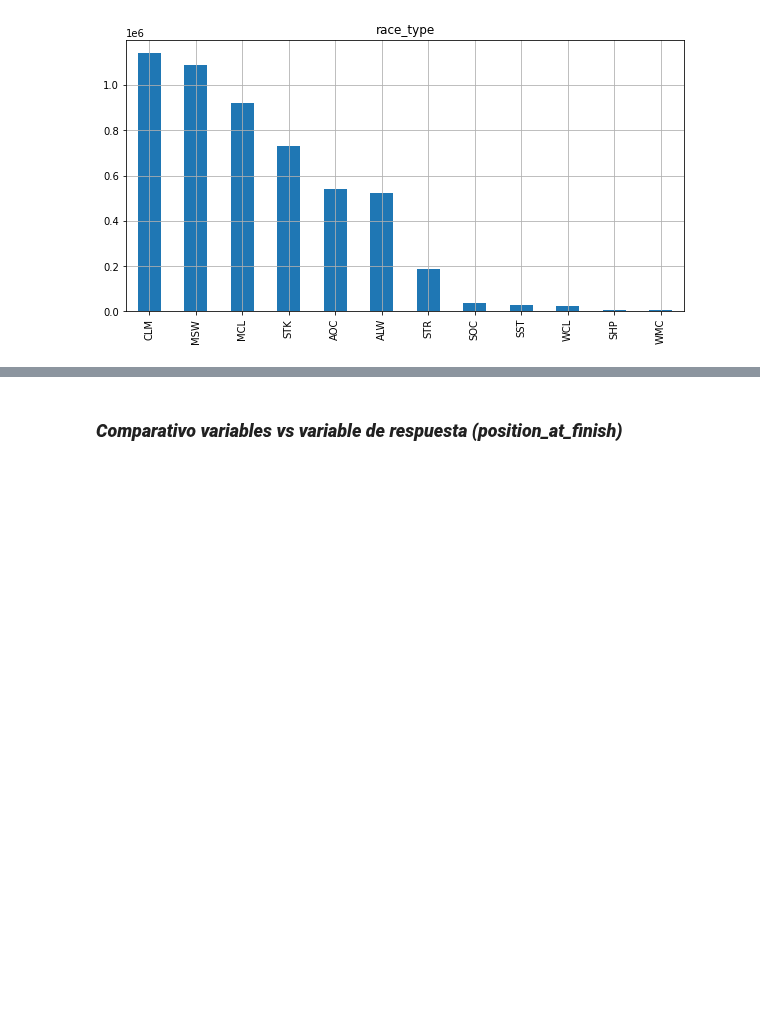
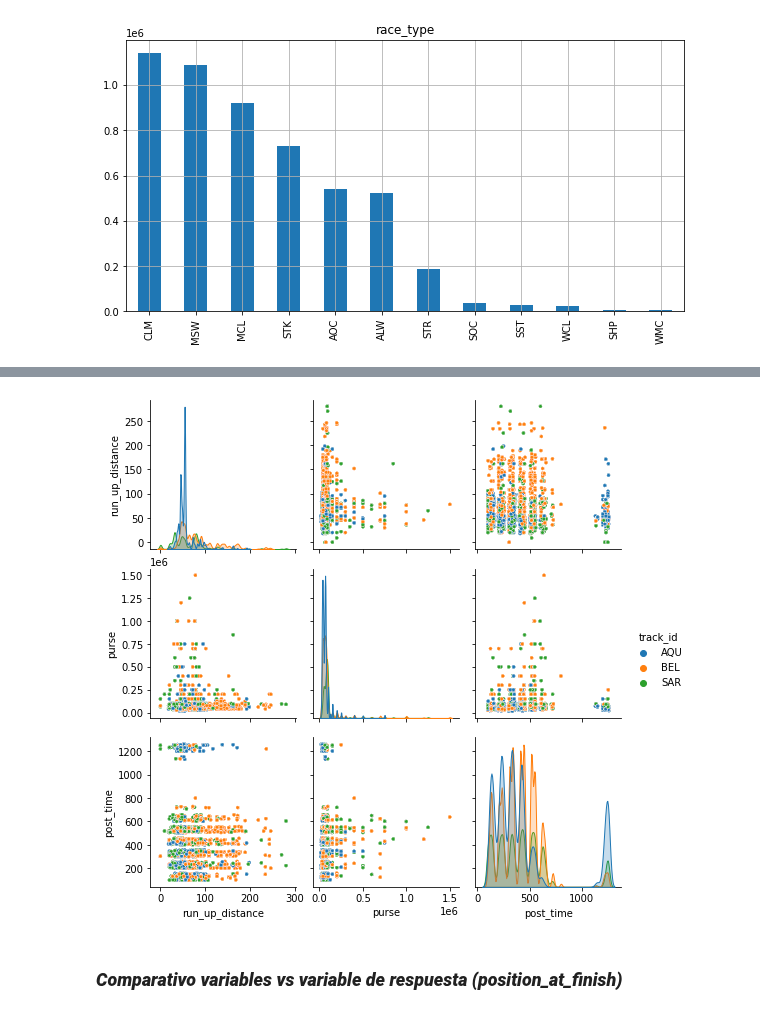
Before and after one commit to jsebastianquiroga/Big_Data-_Derby_2022_SI, a Jupyter notebook: Notebooks/Sistemas_Inteligentes.ipynb, the cells around one changed output, grey strips where cells are left out. Drawn from its saved outputs; the diff is of its cells as text; code cells hidden in the pictures; blank space fills up the shorter version.

```diff
--- a/Notebooks/Sistemas_Inteligentes.ipynb
+++ b/Notebooks/Sistemas_Inteligentes.ipynb
@@ -208,3 +218,10 @@ for f in numerical_features:
+# %%
+sns.pairplot(nyra_2019, vars=numerical_features,
+             hue='track_id',
+             plot_kws= {'s' : 10, 'alpha' : 0.5})
+plt.show()
+# %% [output]
+[figure, added]
 # %% [markdown]
 ### ***Comparativo variables vs variable de respuesta (position_at_finish)***
 # %%
```
Also changed, not shown: parts of 5 cells of this notebook.
